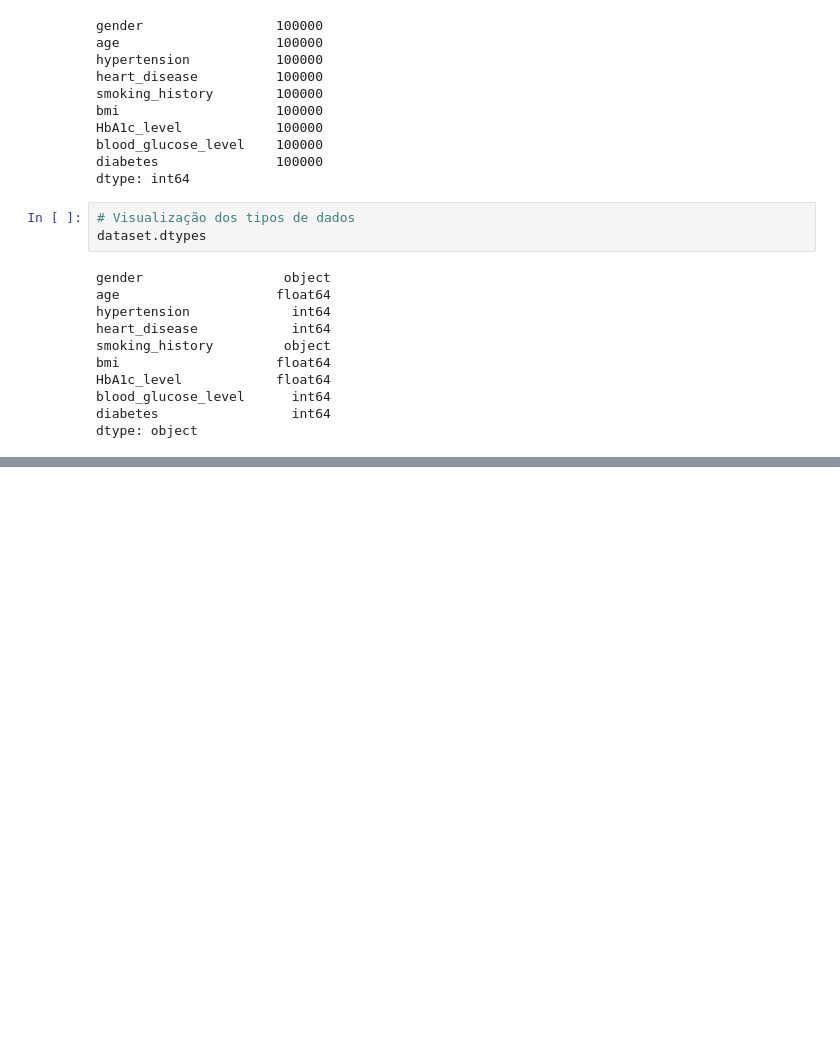
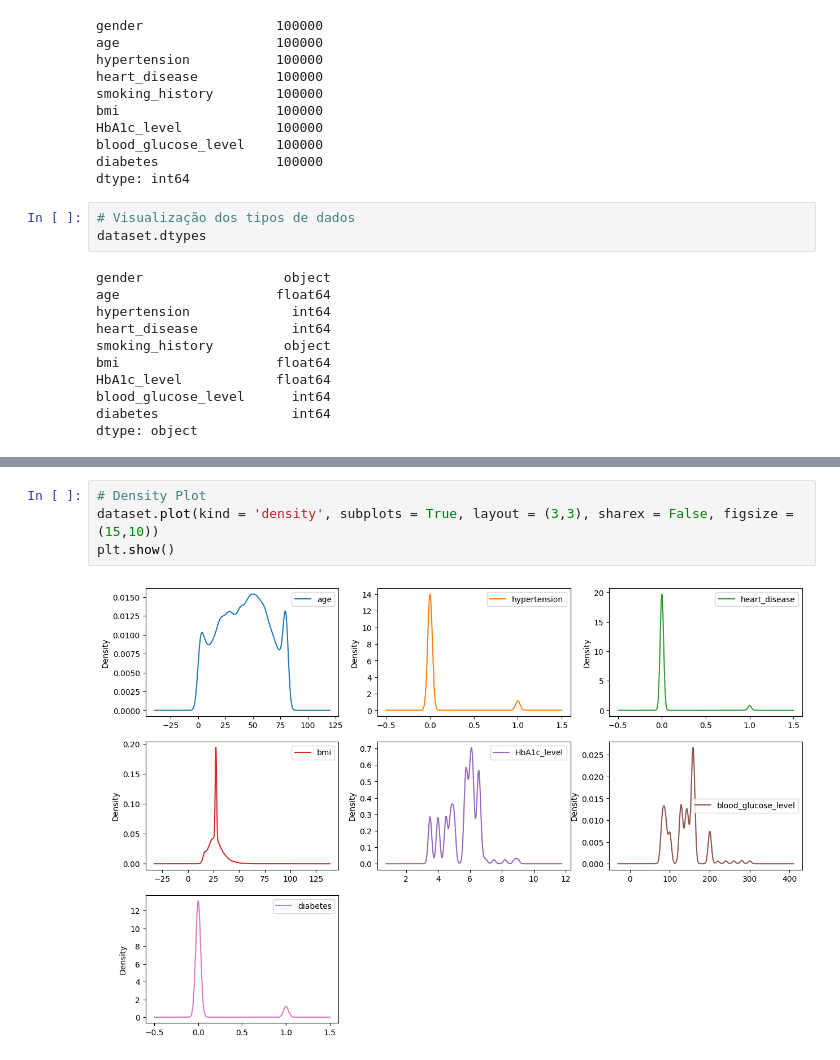
Before and after one commit to PedroHudson/PUC_aulas, a Jupyter notebook: MVP_teste.ipynb, the cells around one changed output, grey strips where cells are left out. Drawn from its saved outputs; the diff is of its cells as text; blank space fills up the shorter version.

```diff
--- a/MVP_teste.ipynb
+++ b/MVP_teste.ipynb
@@ -94,0 +118,6 @@ dataset.head()
+# %%
+# Density Plot
+dataset.plot(kind = 'density', subplots = True, layout = (3,3), sharex = False, figsize = (15,10))
+plt.show()
+# %% [output]
+[figure, added]
```
Also changed, not shown: parts of 13 cells of this notebook.
